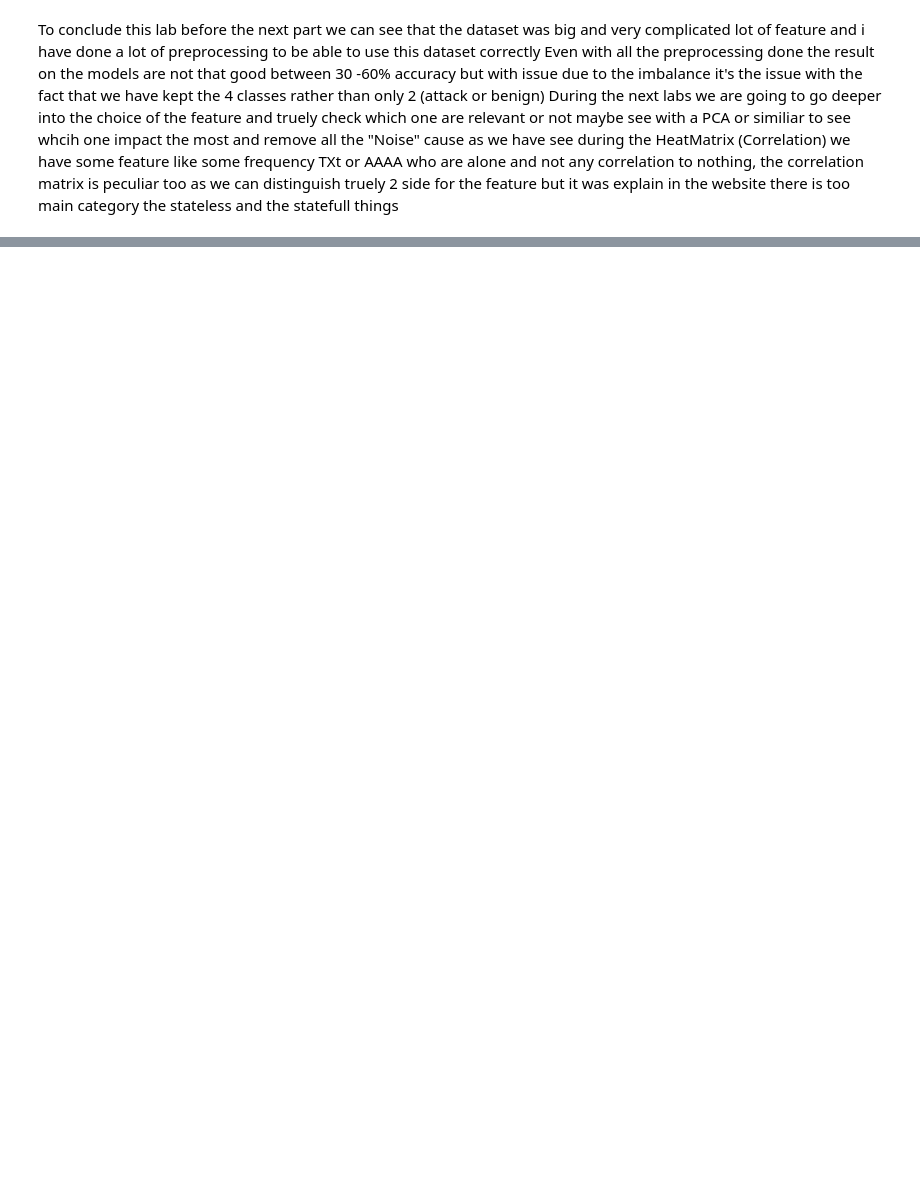
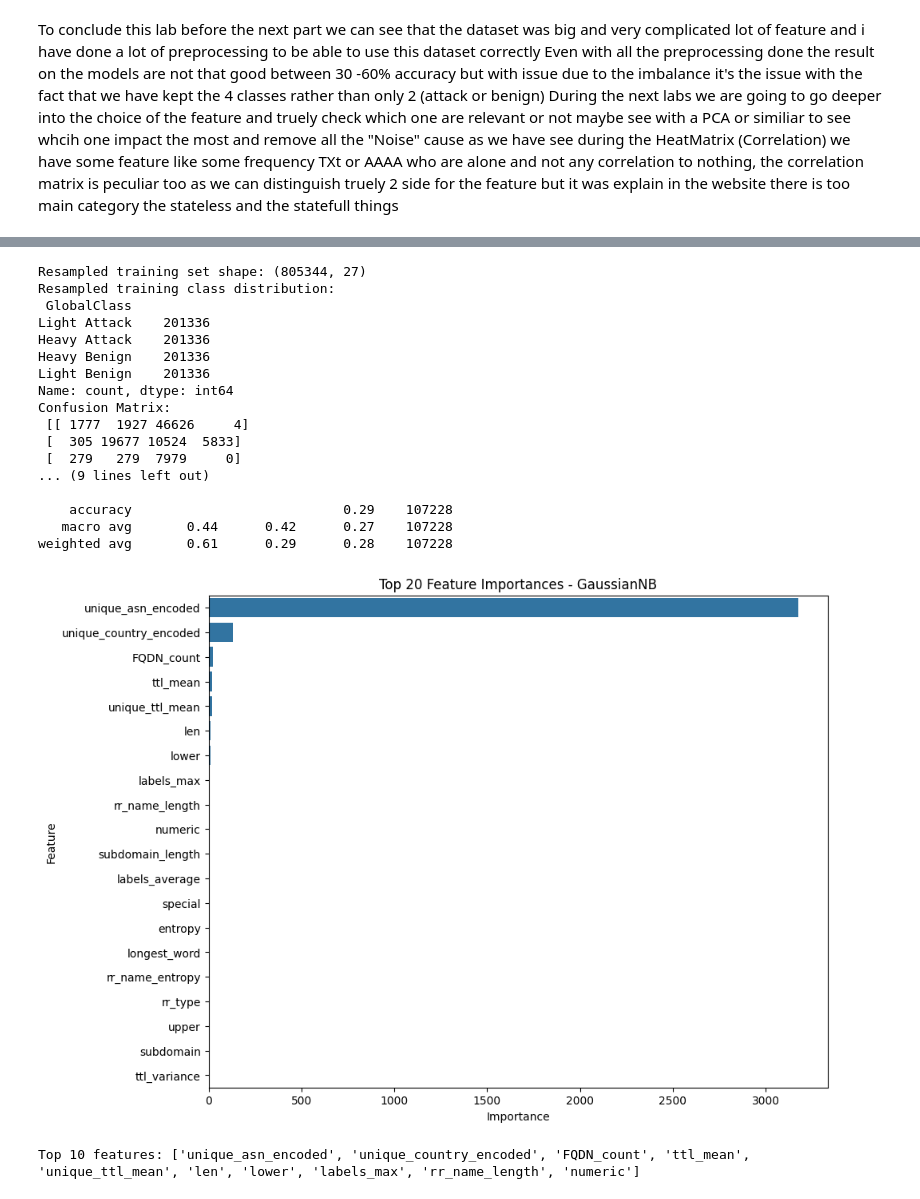
Before and after one commit to Azalga/ProjectMachineLearning, a Jupyter notebook: ProjetMLLOGANrendu.ipynb, the cells around one changed output, grey strips where cells are left out. Saved outputs shown, nothing was run; the diff lists cells and outputs as text; code cells hidden in the pictures; blank space fills up the shorter version.

```diff
--- a/ProjetMLLOGANrendu.ipynb
+++ b/ProjetMLLOGANrendu.ipynb
@@ -1307,0 +1576,48 @@ we have some feature like some frequency TXt or AAAA who are alone and not any c
+# %%
+# lets try to use the precedent imbalance thing model with the best parameter found and after we will keep the 10 best feature and we will retry to train the model again to see if it's changed
+# we will use gaussianNB
+from imblearn.over_sampling import SMOTE
+smote = SMOTE(random_state=42)
+X_train_resampled, y_train_resampled = smote.fit_resample(X_train, y_train)
+print("Resampled training set shape:", X_train_resampled.shape)
+print("Resampled training class distribution:\n", y_train_resampled.value_counts())
+# Now the resemlpling is done by the SMOT let try to retrain the model naive bayes with the best parameter found
+best_gnb = GaussianNB(var_smoothing=1e-07)
+best_gnb.fit(X_train_resampled, y_train_resampled)
+# Let see the results
+y_pred = best_gnb.predict(X_test)
+print("Confusion Matrix:\n", confusion_matrix(y_test, y_pred))
+print("\nClassification Report:\n", classification_report(y_test, y_pred))
+# lets the the most significant feature and will retrain the model with only these feature to see if it's better
+# Get feature importances from GaussianNB (using absolute mean of each feature per class as a proxy)
+class_means = best_gnb.theta_
+feature_importances_gnb = np.abs(class_means).mean(axis=0)
+feature_names = X_train.columns
+feature_importance_df_gnb = pd.DataFrame({'Feature': feature_names, 'Importance': feature_importances_gnb})
+feature_importance_df_gnb = feature_importance_df_gnb.sort_values(by='Importance', ascending=False)
+plt.figure(figsize=(10, 8))
+sns.barplot(x='Importance', y='Feature', data=feature_importance_df_gnb.head(20))
+plt.title('Top 20 Feature Importances - GaussianNB')
+plt.show()# Select top 10 features
+top_10_features = feature_importance_df_gnb['Feature'].head(10).tolist()
+print("Top 10 features:", top_10_features)
+# %% [output]
+Resampled training set shape: (805344, 27)
+Resampled training class distribution:
+ GlobalClass
+Light Attack    201336
+Heavy Attack    201336
+Heavy Benign    201336
+Light Benign    201336
+Name: count, dtype: int64
+Confusion Matrix:
+ [[ 1777  1927 46626     4]
+ [  305 19677 10524  5833]
+ [  279   279  7979     0]
+... (9 lines left out)
+
+    accuracy                           0.29    107228
+   macro avg       0.44      0.42      0.27    107228
+weighted avg       0.61      0.29      0.28    107228
+[figure, added]
+Top 10 features: ['unique_asn_encoded', 'unique_country_encoded', 'FQDN_count', 'ttl_mean', 'unique_ttl_mean', 'len', 'lower', 'labels_max', 'rr_name_length', 'numeric']
```
Also changed, not shown: parts of 17 cells of this notebook.
